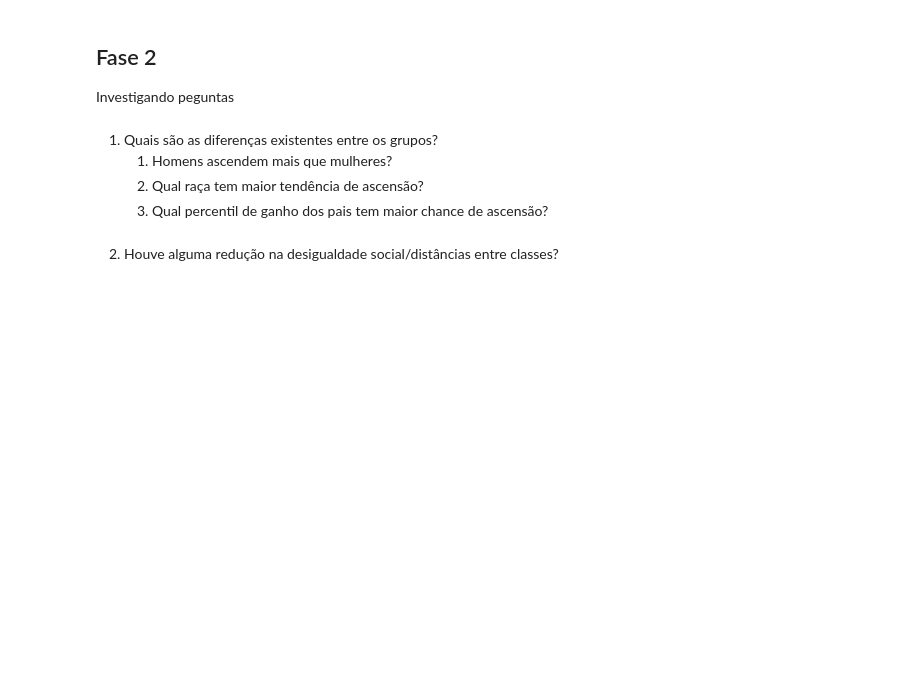
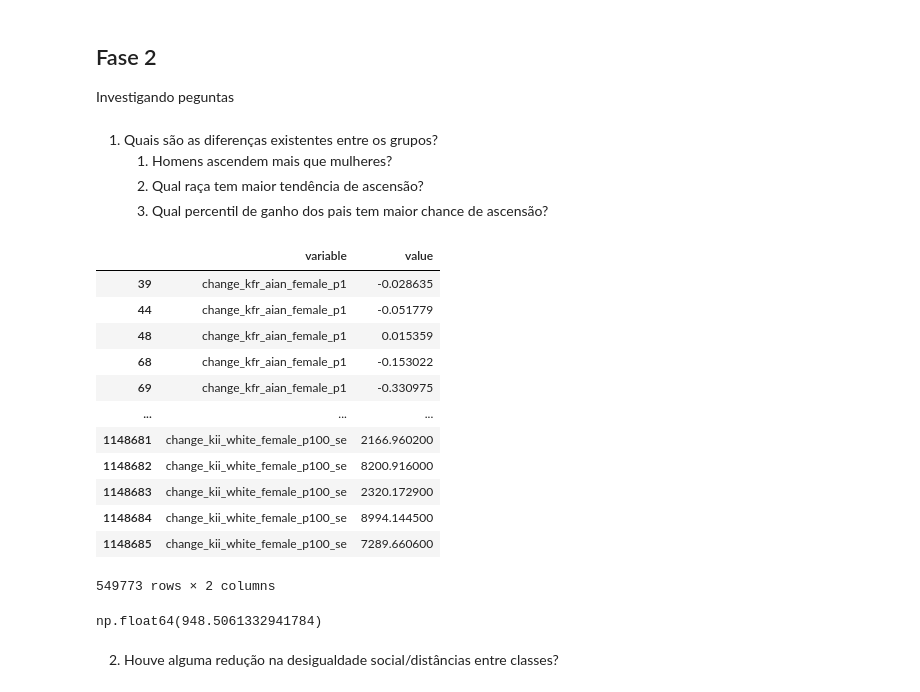
Before and after one commit to ddanieldma/data-visualization, a Jupyter notebook: T2/exploring.ipynb, the cells around one changed output. Drawn from its saved outputs; the diff is of its cells as text; code cells hidden in the pictures; blank space fills up the shorter version.

```diff
--- a/T2/exploring.ipynb
+++ b/T2/exploring.ipynb
@@ -250,8 +250,51 @@ Investigando peguntas
    2. Qual raça tem maior tendência de ascensão?
    3. Qual percentil de ganho dos pais tem maior chance de ascensão?
 # %%
+import numpy as np
+
 # Pergunta 1.1
+copy_df = df_county_trends_estimate.copy()
+change_df = copy_df.filter(like='change', axis=1)
+
+def mean_change_for_group(change_df: pd.DataFrame, group: str) -> np.float64 | float:
+    # Selecting columns
+    df_group = change_df.filter(like=group, axis=1)
+    # Unpivotting columns
+    df_group_unpivoted = df_group.melt()
+
+    # Measuring mean change
+    # For performance, removing the NaN values
+    values = df_group_unpivoted['value']
+    values = values.dropna()
+    mean_change_group = values.mean()
+
+    return mean_change_group
+
 # Agrupando todas as colunas de homens e mulheres
-# Medindo ascensão média
+
 # Tomando cuidado para que grupos (principalmene raças), mais representados não pesem mais nas contas
 # Primeira visualização: gráfico de barras
+# %%
+group = 'female'
+
+df_group = change_df.filter(like=group, axis=1)
+# Unpivotting columns
+df_group_unpivoted = df_group.melt()
+df_group_unpivoted = df_group_unpivoted.dropna()
+
+# get all the lines for a percentile and add them to the category of that percentile
+df_group_unpivoted
+# %% [output]
+|  | variable | value |
+| 39 | change_kfr_aian_female_p1 | -0.028635 |
+| 44 | change_kfr_aian_female_p1 | -0.051779 |
+| 48 | change_kfr_aian_female_p1 | 0.015359 |
+| 68 | change_kfr_aian_female_p1 | -0.153022 |
+| 69 | change_kfr_aian_female_p1 | -0.330975 |
+| ... | ... | ... |
+| 1148681 | change_kii_white_female_p100_se | 2166.960200 |
+| 1148682 | change_kii_white_female_p100_se | 8200.916000 |
+| 1148683 | change_kii_white_female_p100_se | 2320.172900 |
+| 1148684 | change_kii_white_female_p100_se | 8994.144500 |
+| 1148685 | change_kii_white_female_p100_se | 7289.660600 |
+549773 rows × 2 columns
@@ -258,2 +304,6 @@ Investigando peguntas
+# %%
+mean_change_female
+# %% [output]
+np.float64(948.5061332941784)
 # %% [markdown]
 2. Houve alguma redução na desigualdade social/distâncias entre classes?
```
Also changed, not shown: parts of 1 cell of this notebook.
